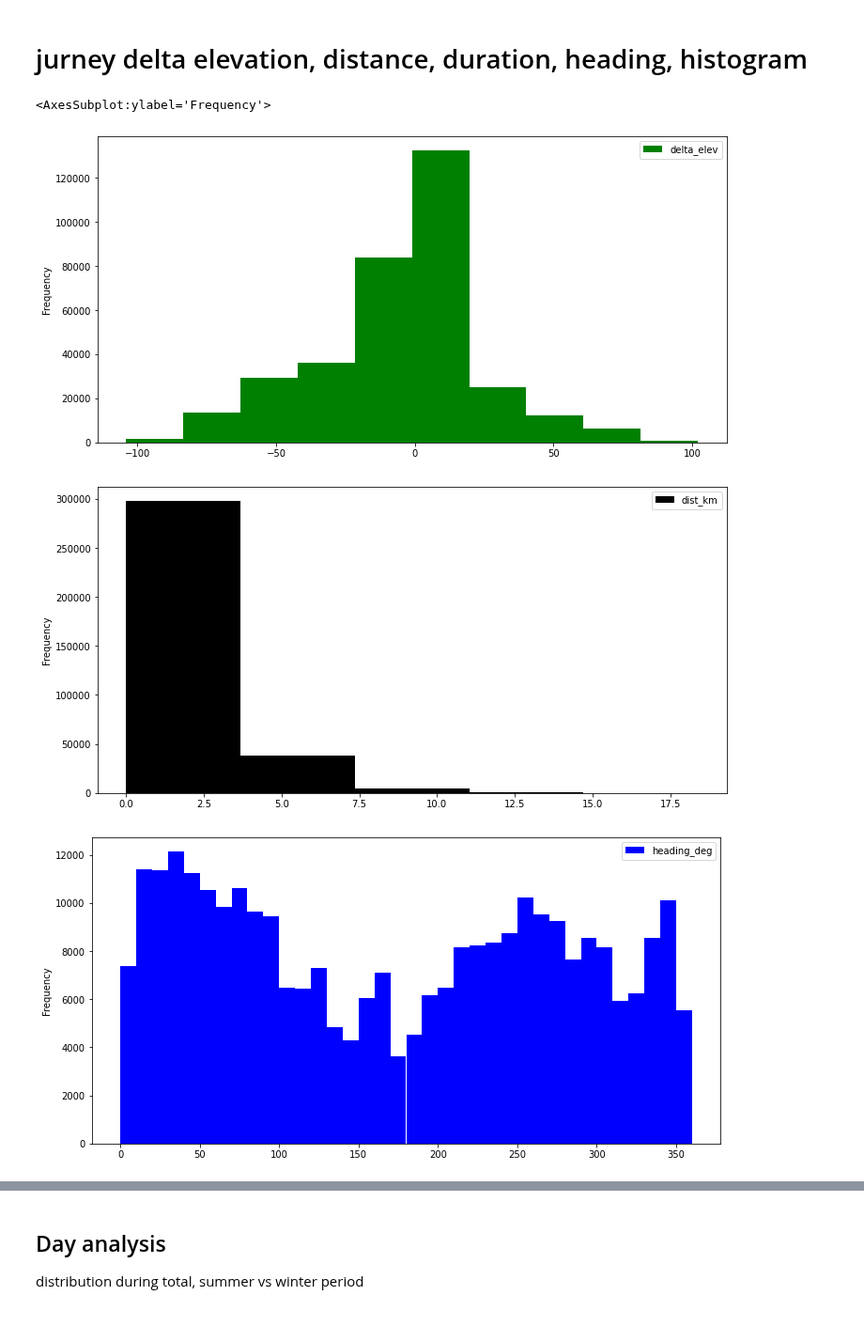
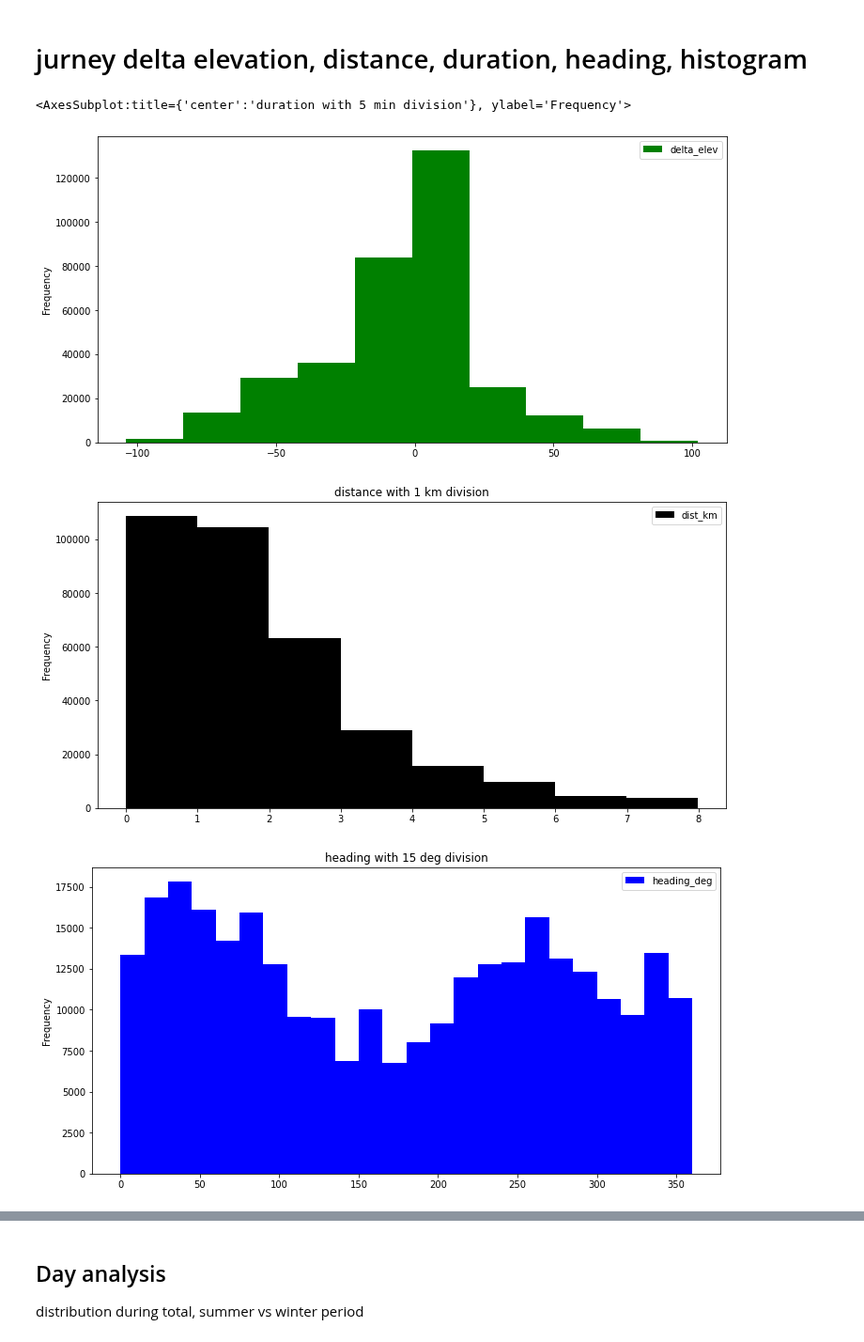
Before and after one commit to daim77/python_BI_analysis_bike_sharing, a Jupyter notebook: results.ipynb, the cells around one changed output, grey strips where cells are left out. Shown at 94% size. Cells and saved outputs as stored; diff of their text form; code cells hidden in the pictures.

Commit message:
histogram impovement

```diff
--- a/results.ipynb
+++ b/results.ipynb
@@ -237,17 +270,20 @@ df.plot.scatter('start_station_id', 'end_station_id', figsize=(12, 6), marker='x
 # %%
 df = bikes_df.loc[:, ['delta_elev']]
 df.plot.hist('delta_elev', figsize=(12, 6), color='green', bins=10)
 
-df = bikes_df.loc[bikes_df['dist_km'] < 100, ['dist_km']]
-df.plot.hist('dist_km', figsize=(12, 6), color='k', bins=5)
+# 1km division
+df = bikes_df.loc[bikes_df['dist_km'] < 8, ['dist_km']]
+df.plot.hist('dist_km', figsize=(12, 6), color='k', bins=8, title='distance with 1 km division')
 
+# 15 deg division
 df = bikes_df.loc[bikes_df['heading_deg'] < 360, ['heading_deg']]
-df.plot.hist('heading_deg', figsize=(12, 6), color='blue', bins=36)
+df.plot.hist('heading_deg', figsize=(12, 6), color='blue', bins=24, title='heading with 15 deg division')
 
-df = bikes_df.loc[bikes_df['duration_s'] < 10000, ['duration_s']]
-df.plot.hist('duration_s', figsize=(12, 6), color='green', bins=100)
+# 5 min division
+df = bikes_df.loc[bikes_df['duration_s'] < 5400, ['duration_s']]
+df.plot.hist('duration_s', figsize=(12, 6), color='green', bins=18, title='duration with 5 min division')
 # %% [output]
-<AxesSubplot:ylabel='Frequency'>
+<AxesSubplot:title={'center':'duration with 5 min division'}, ylabel='Frequency'>
 [figure]
-[figure, old version]
+[figure, new version]
-[figure, old version]
+[figure, new version]
```
Also changed, not shown: parts of 15 cells of this notebook.
